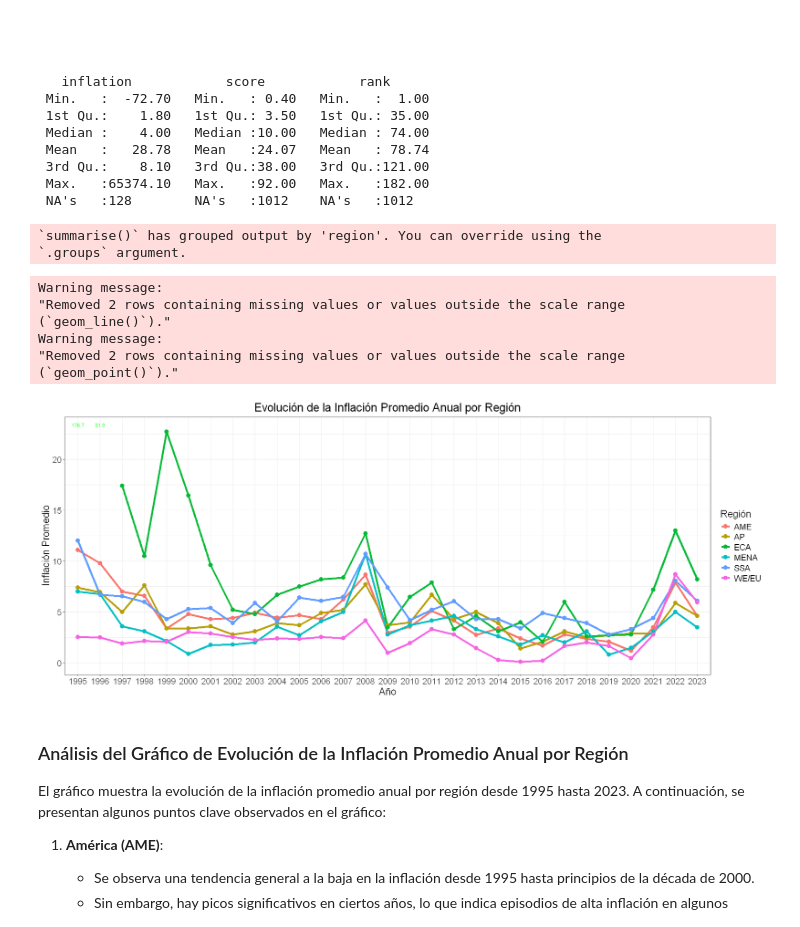
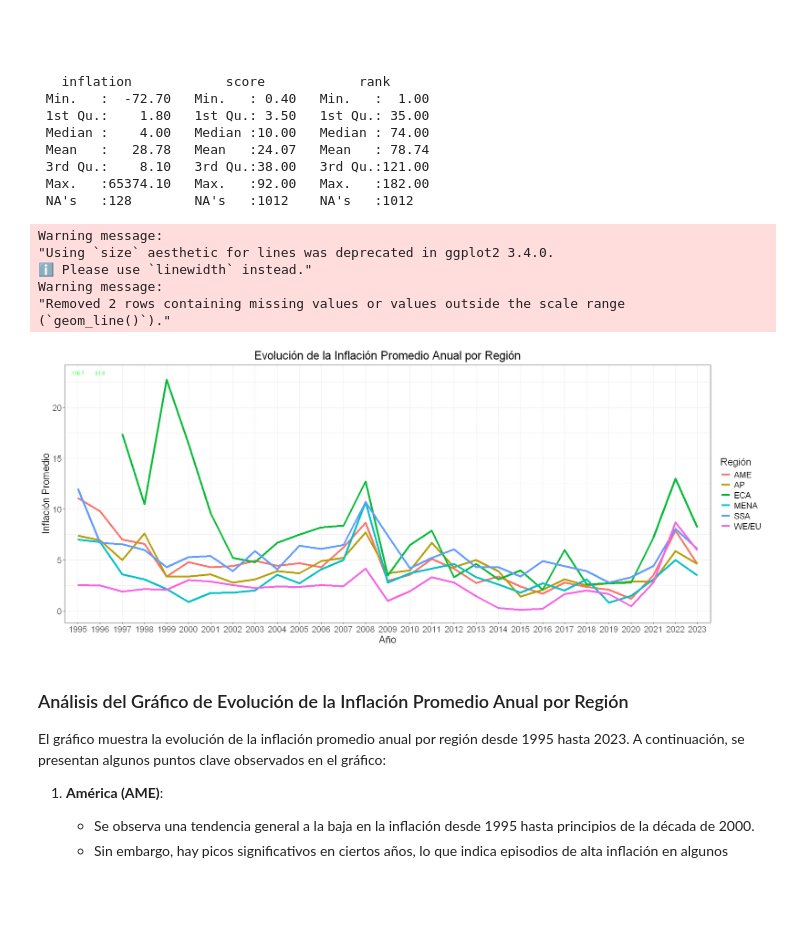
Before and after one commit to Rubenvalrom/AB--ADVANCED-PROGRAMMING-FOR-DATA-ANALYSIS-, a Jupyter notebook: AB-R-Analytics-Rubén Valverde.ipynb, the cells around one changed output. Drawn from its saved outputs; the diff is of its cells as text; code cells hidden in the pictures; blank space fills up the shorter version.

```diff
--- a/AB-R-Analytics-Rubén Valverde.ipynb
+++ b/AB-R-Analytics-Rubén Valverde.ipynb
@@ -119,13 +127,10 @@ summary(df_melted)
 # Crear un DataFrame con la inflación promedio anual por región
 df_avg_inflation <- df_melted %>%
     group_by(region, year) %>%
-    summarise(inflation = median(inflation, na.rm = TRUE)) %>%
+    summarise(inflation = median(inflation, na.rm = TRUE), .groups = "drop") %>%
     ungroup()
 
 # Nota: Se utilizó la mediana en lugar del promedio para evitar que valores extremos afecten el resultado (Como la inflación de 1995 en Europa Oriental y Asia Central causada por Bulgaria y Venezuela en América)
-# %% [output]
-`summarise()` has grouped output by 'region'. You can override using the
-`.groups` argument.
 # %%
 # Agregar un tema a los gráficos
 theme_set(theme_bw())
@@ -144,24 +149,23 @@ theme_update(
 # %%
 # Crear el lineplot
 ggplot(df_avg_inflation, aes(x = year, y = inflation, color = region, group = region)) +
     geom_line(size=1.5) +
-    geom_point(size=3) +
     scale_y_continuous(limits = c(0, 23)) +
     geom_text(data = df_avg_inflation %>% filter(inflation > 23),
               aes(label = round(inflation, 1), y = 23),
               color = "green", size = 3, vjust = -0.5) +
     labs(title = "Evolución de la Inflación Promedio Anual por Región",
          x = "Año",
          y = "Inflación Promedio",
          color = "Región")
 # %% [output]
+Warning message:
+"Using `size` aesthetic for lines was deprecated in ggplot2 3.4.0.
+ℹ Please use `linewidth` instead."
 Warning message:
 "Removed 2 rows containing missing values or values outside the scale range
 (`geom_line()`)."
-Warning message:
-"Removed 2 rows containing missing values or values outside the scale range
-(`geom_point()`)."
-[figure, old version]
+[figure, new version]
 # %% [markdown]
 ### Análisis del Gráfico de Evolución de la Inflación Promedio Anual por Región
 
```
Also changed, not shown: parts of 8 cells of this notebook.
